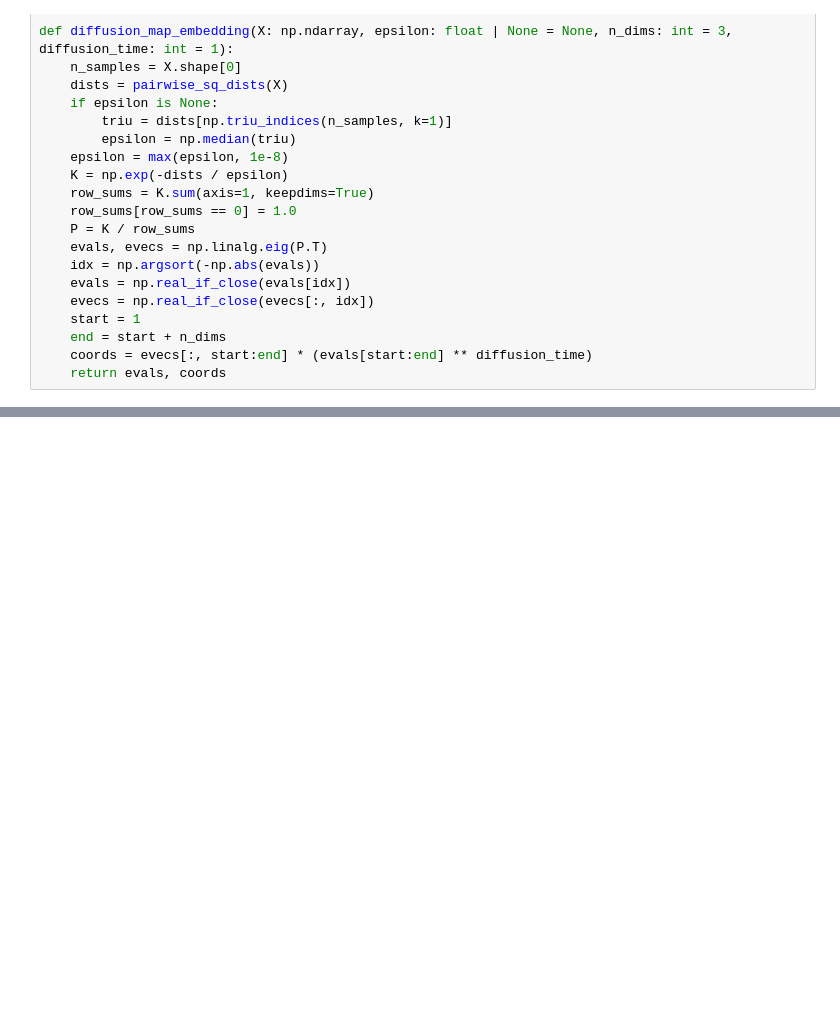
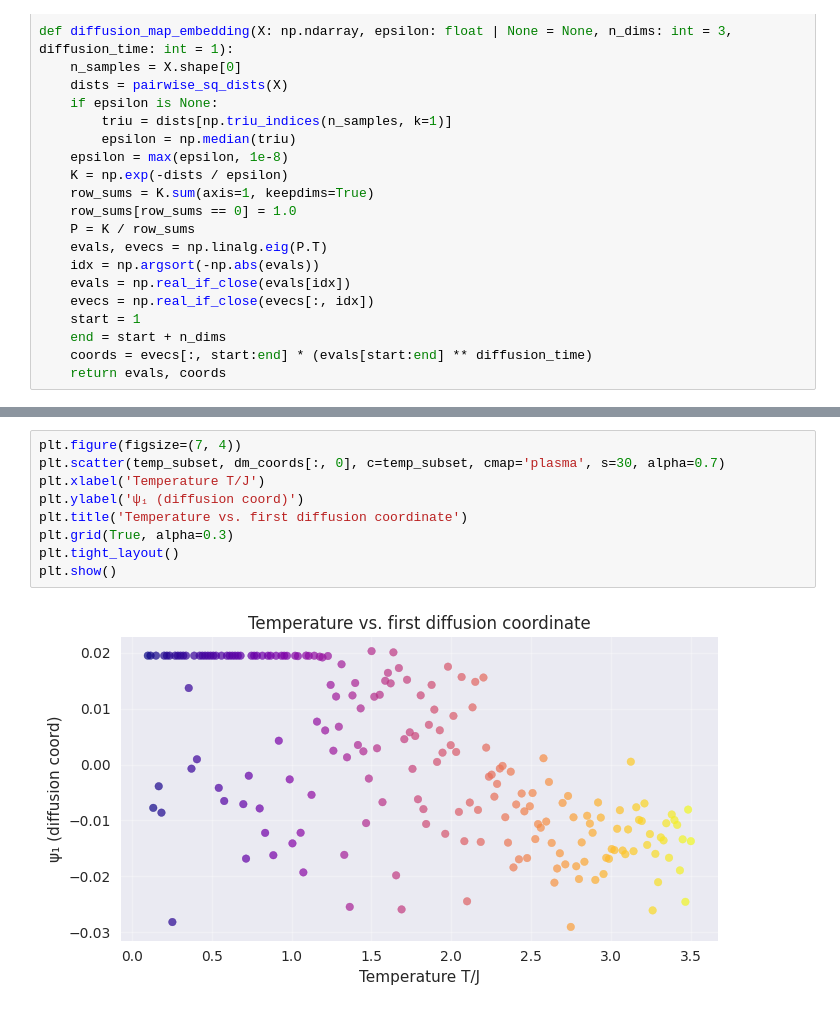
Before and after one commit to neel-j-dev/Classifying-BLK-Transitions, a Jupyter notebook: Diffusion/vae_diffusion.ipynb, the cells around one changed output, grey strips where cells are left out. Drawn from its saved outputs; the diff is of its cells as text; blank space fills up the shorter version.

```diff
--- a/Diffusion/vae_diffusion.ipynb
+++ b/Diffusion/vae_diffusion.ipynb
@@ -312 +316,12 @@ plt.show()
+# %%
+plt.figure(figsize=(7, 4))
+plt.scatter(temp_subset, dm_coords[:, 0], c=temp_subset, cmap='plasma', s=30, alpha=0.7)
+plt.xlabel('Temperature T/J')
+plt.ylabel('ψ₁ (diffusion coord)')
+plt.title('Temperature vs. first diffusion coordinate')
+plt.grid(True, alpha=0.3)
+plt.tight_layout()
+plt.show()
+# %% [output]
+[figure, added]
 # %%
```
Also changed, not shown: parts of 13 cells of this notebook, 5 other files.
